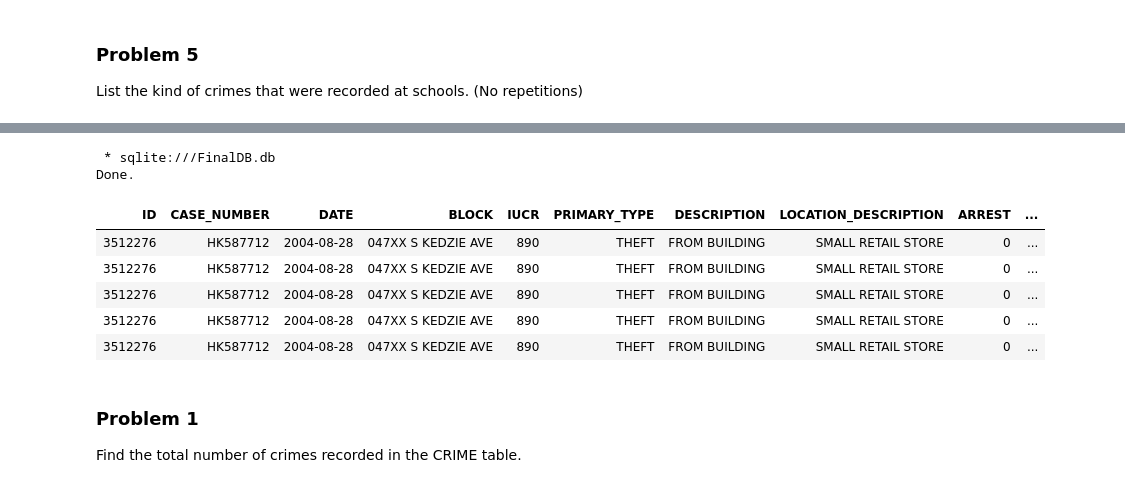
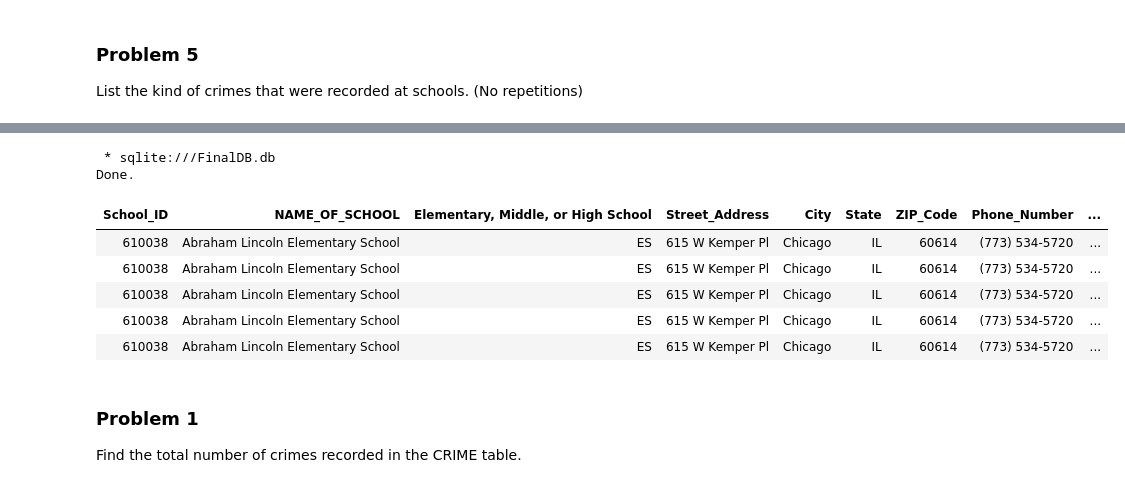
Before and after one commit to JGomez1100000/Chicago-crime-datasets, a Jupyter notebook: chicago_data.ipynb, the cells around one changed output, grey strips where cells are left out. Saved outputs shown, nothing was run; the diff lists cells and outputs as text; code cells hidden in the pictures.

```diff
--- a/chicago_data.ipynb
+++ b/chicago_data.ipynb
@@ -121,15 +118,17 @@ Done.
 # %%
 %%sql
 
-SELECT * FROM CHICAGO_CRIME_DATA CCD, CHICAGO_PUBLIC_SCHOOLS_DATA CPD
-    WHERE CCD.COMMUNITY_AREA_NUMBER = CPD.COMMUNITY_AREA_NUMBER
-    LIMIT 5
+SELECT *
+FROM CHICAGO_PUBLIC_SCHOOLS_DATA CPD
+JOIN CHICAGO_CRIME_DATA AS CCD
+ON CPD.COMMUNITY_AREA_NUMBER = CCD.COMMUNITY_AREA_NUMBER
+LIMIT 5
 # %% [output]
  * sqlite:///FinalDB.db
 Done.
-| ID | CASE_NUMBER | DATE | BLOCK | IUCR | PRIMARY_TYPE | DESCRIPTION | LOCATION_DESCRIPTION | ARREST | ... |
-| 3512276 | HK587712 | 2004-08-28 | 047XX S KEDZIE AVE | 890 | THEFT | FROM BUILDING | SMALL RETAIL STORE | 0 | ... |
-| 3512276 | HK587712 | 2004-08-28 | 047XX S KEDZIE AVE | 890 | THEFT | FROM BUILDING | SMALL RETAIL STORE | 0 | ... |
-| 3512276 | HK587712 | 2004-08-28 | 047XX S KEDZIE AVE | 890 | THEFT | FROM BUILDING | SMALL RETAIL STORE | 0 | ... |
-| 3512276 | HK587712 | 2004-08-28 | 047XX S KEDZIE AVE | 890 | THEFT | FROM BUILDING | SMALL RETAIL STORE | 0 | ... |
-| 3512276 | HK587712 | 2004-08-28 | 047XX S KEDZIE AVE | 890 | THEFT | FROM BUILDING | SMALL RETAIL STORE | 0 | ... |
+| School_ID | NAME_OF_SCHOOL | Elementary, Middle, or High School | Street_Address | City | State | ZIP_Code | Phone_Number | ... |
+| 610038 | Abraham Lincoln Elementary School | ES | 615 W Kemper Pl | Chicago | IL | 60614 | (773) 534-5720 | ... |
+| 610038 | Abraham Lincoln Elementary School | ES | 615 W Kemper Pl | Chicago | IL | 60614 | (773) 534-5720 | ... |
+| 610038 | Abraham Lincoln Elementary School | ES | 615 W Kemper Pl | Chicago | IL | 60614 | (773) 534-5720 | ... |
+| 610038 | Abraham Lincoln Elementary School | ES | 615 W Kemper Pl | Chicago | IL | 60614 | (773) 534-5720 | ... |
+| 610038 | Abraham Lincoln Elementary School | ES | 615 W Kemper Pl | Chicago | IL | 60614 | (773) 534-5720 | ... |
```
Also changed, not shown: parts of 3 cells of this notebook, 2 other files.
